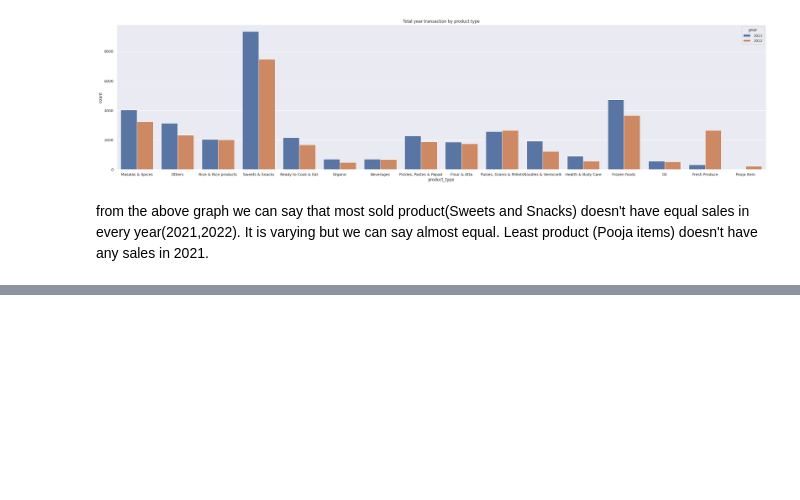
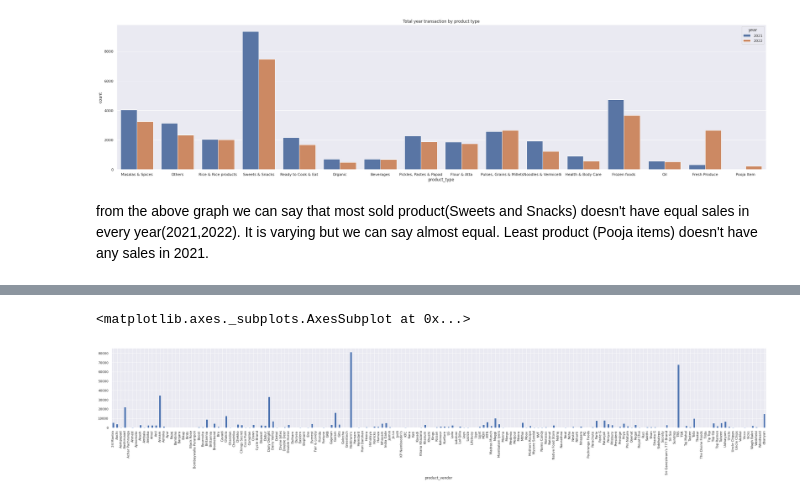
Before and after one commit to sarkar2527/DSAP, a Jupyter notebook: Dbanyan.ipynb, the cells around one changed output, grey strips where cells are left out. Drawn from its saved outputs; the diff is of its cells as text; code cells hidden in the pictures; blank space fills up the shorter version.

```diff
--- a/Dbanyan.ipynb
+++ b/Dbanyan.ipynb
@@ -558,0 +666,3 @@ from the above graph we can say that most sold product(Sweets and Snacks) doesn'
+# %%
+vendor_price =df1.groupby('product_vendor')['total_sales'].sum()
+vendor_price
@@ -558,0 +683,5 @@ from the above graph we can say that most sold product(Sweets and Snacks) doesn'
+# %%
+vendor_price.plot(kind='bar',figsize=(40,5))
+# %% [output]
+<matplotlib.axes._subplots.AxesSubplot at 0x...>
+[figure, added]
```
Also changed, not shown: parts of 91 cells of this notebook.
